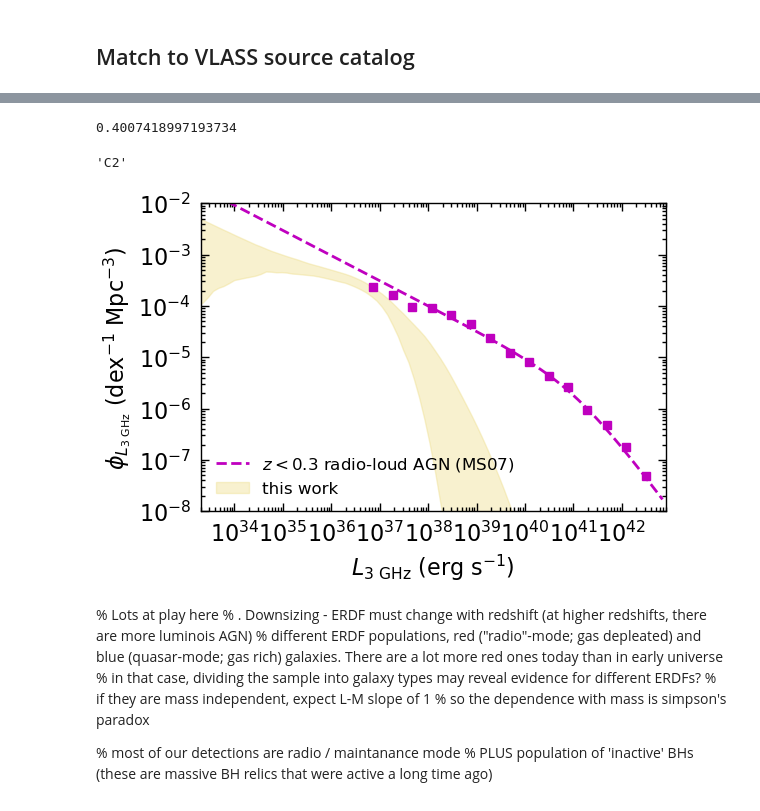
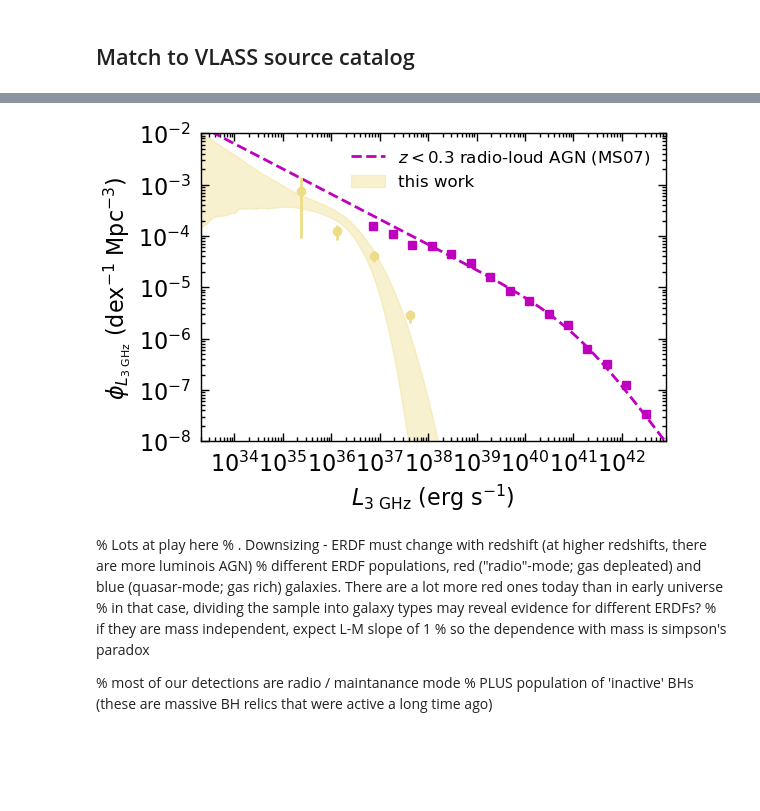
Before and after one commit to burke86/imbh_demographics, a Jupyter notebook: vla.ipynb, the cells around one changed output, grey strips where cells are left out. Cells and saved outputs as stored; diff of their text form; code cells hidden in the pictures; blank space fills up the shorter version.

```diff
--- a/vla.ipynb
+++ b/vla.ipynb
@@ -255,3 +260,5 @@ plt.loglog()
+# %%
+data_50Mpc['logSFR'] = 0.873*data_50Mpc['logmass']-8.99 # https://iopscience.iop.org/article/10.3847/1538-4357/aa9790/pdf
 # %% [markdown]
 ## Match to VLASS source catalog
 # %%
@@ -314,0 +296,18 @@ plt.hist(result_table[0]['DCMaj'][mask_point][idx_result], bins=100);
+# %%
+# Only include point sources
+mask_point = result_table[0]['DCMaj'] < 0.5
+
+data_50Mpc['Ftot'] = 5*2.1 * 2.5 # mJy / beam * beam
+data_50Mpc['e_Ftot'] = -1.0 # mJy
+
+# No size constraint
+cat_result = SkyCoord(result_table[0]['RAJ2000'], result_table[0]['DEJ2000'])
+idx_result, idx_50Mpc, d2d, d3d = cat_50Mpc.search_around_sky(cat_result, 5*u.arcsec)
+data_50Mpc['Ftot'][idx_50Mpc] = result_table[0]['Ftot'][idx_result]
+
+# Point source size constraint
+cat_result = SkyCoord(result_table[0]['RAJ2000'], result_table[0]['DEJ2000'])
+idx_result, idx_50Mpc, d2d, d3d = cat_50Mpc.search_around_sky(cat_result[mask_point], 2.5*u.arcsec)
+
+data_50Mpc['Ftot'][idx_50Mpc] = result_table[0]['Ftot'][mask_point][idx_result]
+data_50Mpc['e_Ftot'][idx_50Mpc] = result_table[0]['e_Ftot'][mask_point][idx_result]
@@ -619,14 +764,6 @@ def logGSMF(M_star, size=1):
     phi = np.log(10) * np.exp(-M_star/M_br) * (phi1*(M_star/M_br)**(alpha1+1) + phi2*(M_star/M_br)**(alpha2+1))
 
     return phi
-# %%
-sigma_l
-# %% [output]
-0.4007418997193734
-# %%
-color
-# %% [output]
-'C2'
 # %%
 fig3, ax3 = plt.subplots(1, 1, figsize=(6, 4.0))
 ax3.set_xscale('log')
@@ -636,7 +773,7 @@ ax3.set_yscale('log')
 
 # grid
 dlogm = .1
-logms = np.arange(2.0, 16.5, dlogm)
+logms = np.arange(2.0, 20.5, dlogm)
 ms = 10**logms
 dms = np.diff(ms)
 
@@ -703,7 +840,9 @@ for i in range(Nsamp):
 
     # Convolve
     # fa
-    bhlf[:,i] = np.array([np.trapz(fa * foccs[:,i] * gsmf[:,i] * st.norm.pdf(logli-logms, loc=logl-logms, scale=sigma_l)*dlogl) for logli in logl])
+    #bhlf[:,i] = np.array([np.trapz(fa * foccs[:,i] * gsmf[:,i] * st.norm.pdf(logli-logms, loc=logl-logms, scale=sigma_l)*dlogl) for logli in logl])
+    bhlf[:,i] = np.array([np.trapz(fa * foccs[:,i] * gsmf[:,i] * st.norm.pdf(logli-logms, loc=logl-logms, scale=sigma_l)*dlogm) for logli in logl])
+
 
 ###
 C = 10**-5.50
@@ -711,56 +850,60 @@ Ps = 10**24.59
 alpha = -1.27
 beta = -0.49
 P = (l*u.erg/u.s).to(u.W/u.Hz, equivalencies=u.spectral_density(3*u.GHz)).value
-ax3.plot(l, C/( (Ps/P)**alpha + (Ps/P)**beta ), color='m', linestyle='dashed', label='$z<0.3$ radio-loud AGN (MS07)')
+ax3.plot(l, C/( (Ps/P)**alpha + (Ps/P)**beta ) * (3/1.4)**-0.5, color='m', linestyle='dashed', label='$z<0.3$ radio-loud AGN (MS07)')
 
 # Save the result (and read in in the X-ray)
 np.save('focc_vlass', foccs)
 
 dat = ascii.read('mauch_agn.dat')
 ax3.errorbar((10**dat['col1']*u.W/u.Hz).to(u.erg/u.s, equivalencies=u.spectral_density(3*u.GHz)),
-             10**dat['col2'], linestyle='none', marker='s', color='m')
+             10**dat['col2'] * (3/1.4)**-0.5, linestyle='none', marker='s', color='m')
 dat = ascii.read('mauch_sf.dat')
 #ax3.errorbar((10**dat['col1']*u.W/u.Hz).to(u.erg/u.s, equivalencies=u.spectral_density(3*u.GHz)),
 #             10**dat['col2'], linestyle='none', marker='v', color='m')
 
+#dat = ascii.read('lts.txt')
+#ax3.errorbar((10**dat['col1']*u.W/u.Hz).to(u.erg/u.s, equivalencies=u.spectral_density(3*u.GHz)),
+#             10**dat['col2'], linestyle='none', marker='s', color='m')
+
 ##### 1/Vmax #####
-#bins = np.linspace(33.5, 40, 7)
-#n, bins = np.histogram((y+yp)[(yerr > 0)], weights=(invVmax_l(y+yp)*1)[(yerr > 0)], bins=bins)
-#err, bins = np.histogram((y+yp)[(yerr > 0)], weights=((invVmax_l(y+yp)*1)[(yerr > 0)])**2, bins=bins)
-#bin_centers = (bins[:-1] + bins[1:]) / 2
-#ax3.errorbar(10**bin_centers, n, yerr=np.sqrt(err), linestyle='none', marker='o', color=color)
+bins = np.linspace(33.5, 38, 7)
+n, bins = np.histogram((y+yp)[(yerr > 0)], weights=(invVmax_l(y+yp))[(yerr > 0)], bins=bins)
+err, bins = np.histogram((y+yp)[(yerr > 0)], weights=((invVmax_l(y+yp))[(yerr > 0)])**2, bins=bins)
+bin_centers = (bins[:-1] + bins[1:]) / 2
+ax3.errorbar(10**bin_centers, n, yerr=np.sqrt(err), linestyle='none', marker='o', color=color)
 
 ########
 ax3.fill_between(l[:-1], np.percentile(bhlf[:-1], 16, axis=1) * dlogl,
            np.percentile(bhlf[:-1], 84, axis=1) * dlogl, color=color, alpha=0.4, label='this work')
 #ax3.set_xlim(1e37, 1e48)
 ax3.set_xlim(2e33, 8e42)
 ax3.set_ylim(1e-8, 1e-2)
 ax3.set_xlabel(r'$L_{3\ {\rm{GHz}}}$ (erg s$^{-1}$)')
 ax3.set_ylabel(r'$\phi_{L_{3\ \rm{GHz}}}$ (dex$^{-1}$ Mpc$^{-3})$')
 ax3.legend(fontsize=12)
 
 locmaj = matplotlib.ticker.LogLocator(base=10,numticks=14)
 ax3.yaxis.set_major_locator(locmaj)
 locmin = matplotlib.ticker.LogLocator(base=10.0,subs=(0.1,0.2,0.3,0.4,0.5,0.6,0.7,0.8,0.9),numticks=14)
 ax3.yaxis.set_minor_locator(locmin)
 ax3.yaxis.set_minor_formatter(matplotlib.ticker.NullFormatter())
 ax3.tick_params(axis='y', which='major', pad=7)
 
 # Axis
 locmaj = matplotlib.ticker.LogLocator(base=10,numticks=14)
 ax3.xaxis.set_major_locator(locmaj)
 locmin = matplotlib.ticker.LogLocator(base=10.0,subs=(0.1,0.2,0.3,0.4,0.5,0.6,0.7,0.8,0.9),numticks=14)
 ax3.xaxis.set_minor_locator(locmin)
 ax3.xaxis.set_minor_formatter(matplotlib.ticker.NullFormatter())
 ax3.tick_params(axis='x', which='major', pad=7)
 fig3.savefig('lfradio.pdf', dpi=300)
 
 #  overplot the sample histograms
 
 # vol is > -30
 # %% [output]
-[figure, old version]
+[figure, new version]
 # %% [markdown]
 % Lots at play here
 % . Downsizing - ERDF must change with redshift (at higher redshifts, there are more luminois AGN)
```
Also changed, not shown: parts of 17 cells of this notebook.
